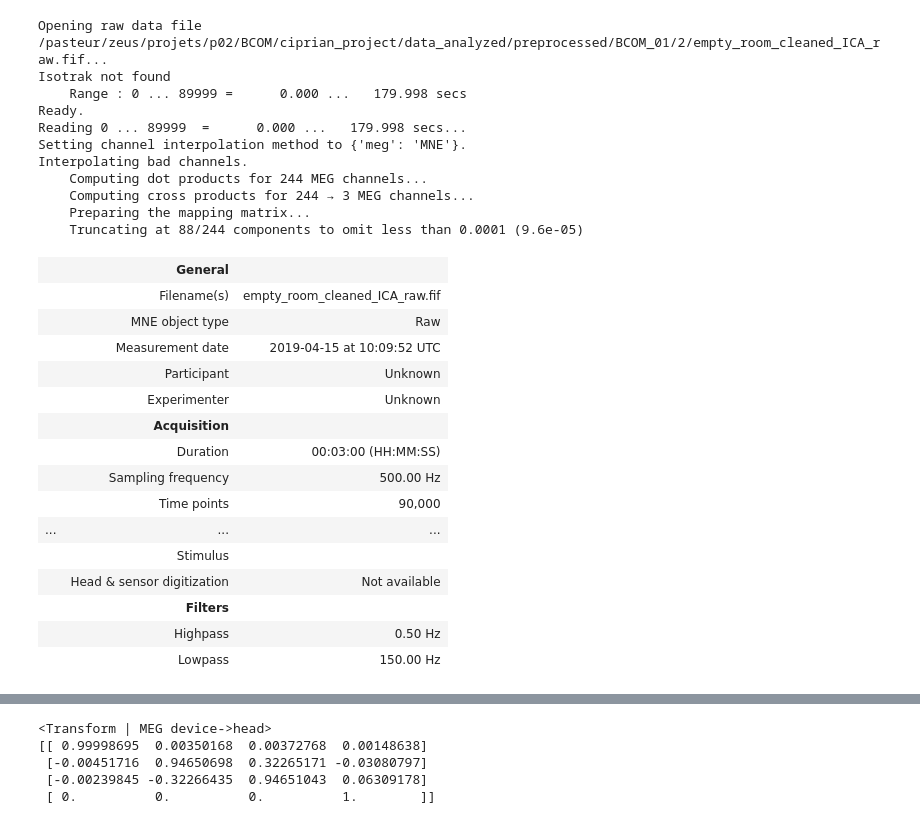
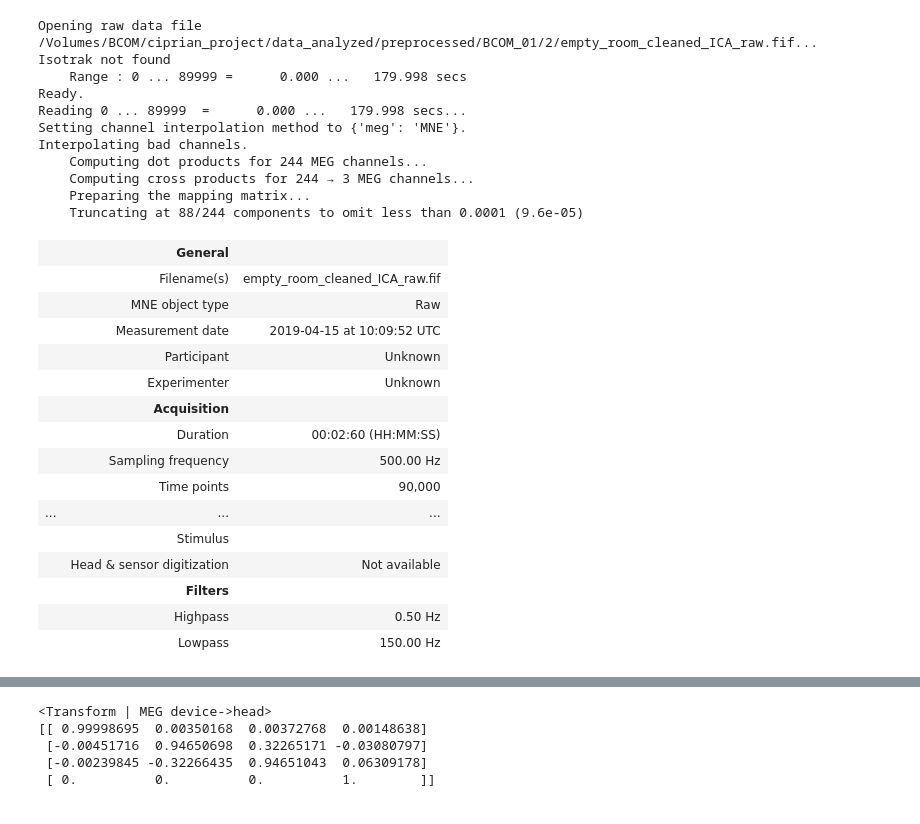
Before and after one commit to CEBangu/MEG-Decoding, a Jupyter notebook: beamforming.ipynb, the cells around one changed output, grey strips where cells are left out. Cells and saved outputs as stored; diff of their text form; code cells hidden in the pictures.

```diff
--- a/beamforming.ipynb
+++ b/beamforming.ipynb
@@ -12,34 +13,35 @@ import matplotlib.pyplot as plt
 # %%
 root_local = "/Volumes/BCOM"
 root_server = "/pasteur/zeus/projets/p02/BCOM"
+root = root_local
 # %%
 empty_room = mne.io.read_raw_fif(
-    os.path.join(root_server, "ciprian_project/data_analyzed/preprocessed/BCOM_01/2/empty_room_cleaned_ICA_raw.fif"),
+    os.path.join(root, "ciprian_project/data_analyzed/preprocessed/BCOM_01/2/empty_room_cleaned_ICA_raw.fif"),
     preload=True
     )
 empty_room.info['bads']
 bad_loc_channel = "MEG 173"
 empty_room.interpolate_bads(exclude=[bad_loc_channel], origin=(0., 0., 0.))
 # %% [output]
-Opening raw data file /pasteur/zeus/projets/p02/BCOM/ciprian_project/data_analyzed/preprocessed/BCOM_01/2/empty_room_cleaned_ICA_raw.fif...
+Opening raw data file /Volumes/BCOM/ciprian_project/data_analyzed/preprocessed/BCOM_01/2/empty_room_cleaned_ICA_raw.fif...
 Isotrak not found
     Range : 0 ... 89999 =      0.000 ...   179.998 secs
 Ready.
 Reading 0 ... 89999  =      0.000 ...   179.998 secs...
 Setting channel interpolation method to {'meg': 'MNE'}.
 Interpolating bad channels.
     Computing dot products for 244 MEG channels...
     Computing cross products for 244 → 3 MEG channels...
     Preparing the mapping matrix...
     Truncating at 88/244 components to omit less than 0.0001 (9.6e-05)
 |  | General |  |
 |  | Filename(s) | empty_room_cleaned_ICA_raw.fif |
 |  | MNE object type | Raw |
 |  | Measurement date | 2019-04-15 at 10:09:52 UTC |
 |  | Participant | Unknown |
 |  | Experimenter | Unknown |
 |  | Acquisition |  |
-|  | Duration | 00:03:00 (HH:MM:SS) |
+|  | Duration | 00:02:60 (HH:MM:SS) |
 |  | Sampling frequency | 500.00 Hz |
 |  | Time points | 90,000 |
 | ... | ... | ... |
```
Also changed, not shown: parts of 45 cells of this notebook, 4 other files.
